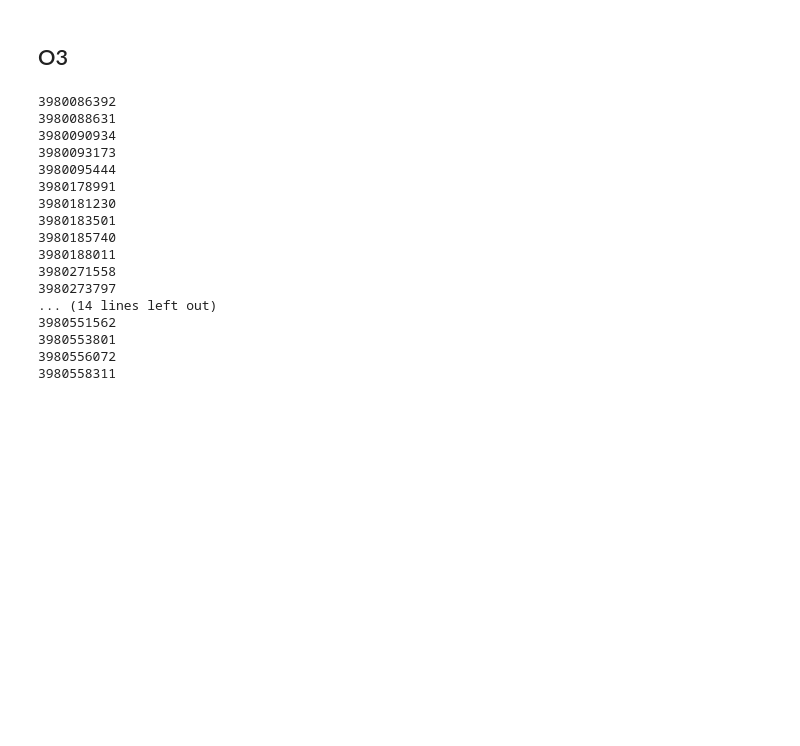
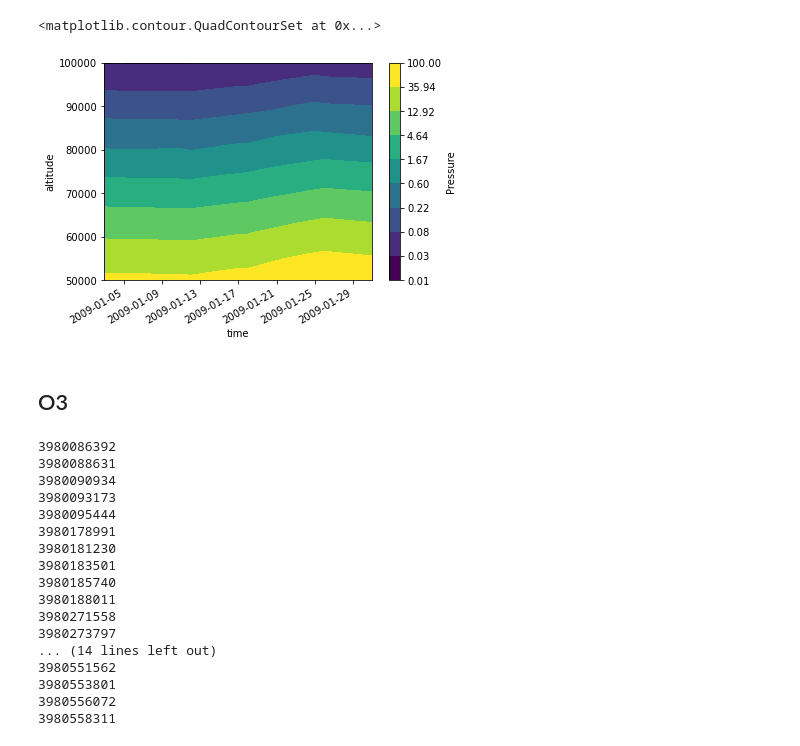
Before and after one commit to Anqi-Li/SSW, a Jupyter notebook: SMR_profiles.ipynb, the cells around one changed output. Cells and saved outputs as stored; diff of their text form; code cells hidden in the pictures; blank space fills up the shorter version.

```diff
--- a/SMR_profiles.ipynb
+++ b/SMR_profiles.ipynb
@@ -38,3 +56,10 @@ def alt_interp(ds, profile, alt_range):
+# %%
+from matplotlib.colors import LogNorm
+levels = np.logspace(-2, 2, 10)
+ds_daily.dropna('time').plot.contourf(y='altitude', levels=levels)
+# %% [output]
+<matplotlib.contour.QuadContourSet at 0x...>
+[figure, added]
 # %% [markdown]
 ## O3
 # %%
```
Also changed, not shown: parts of 7 cells of this notebook, 1 other file.
